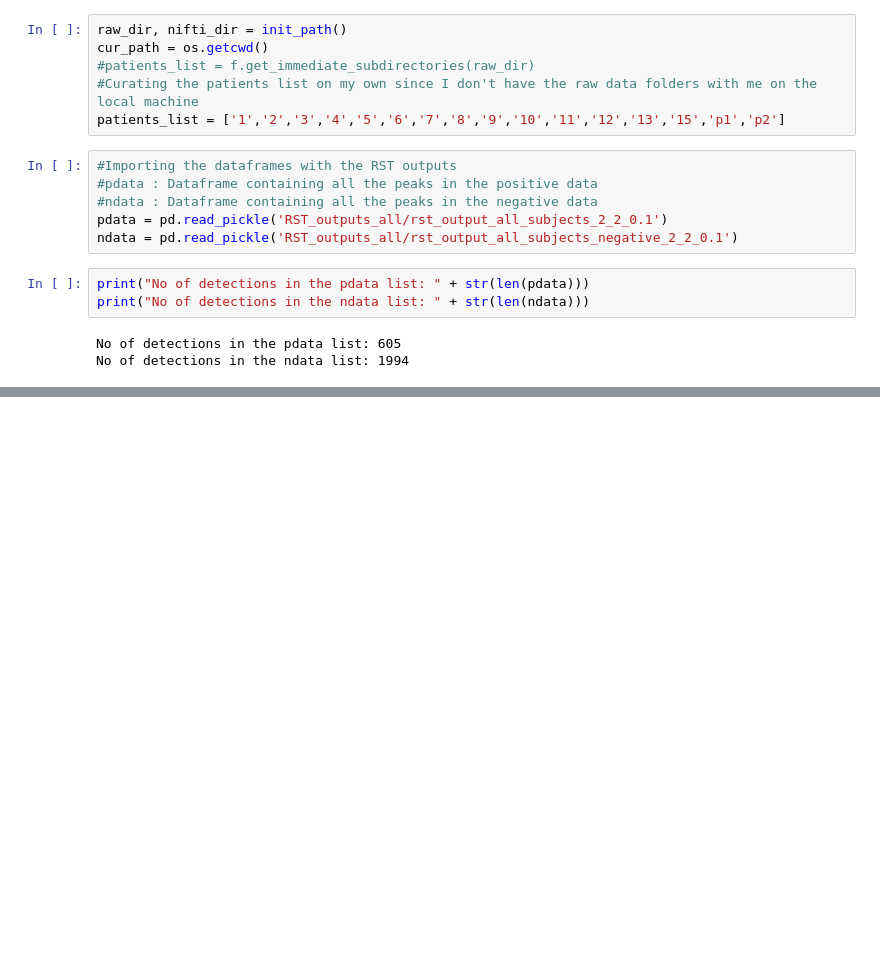
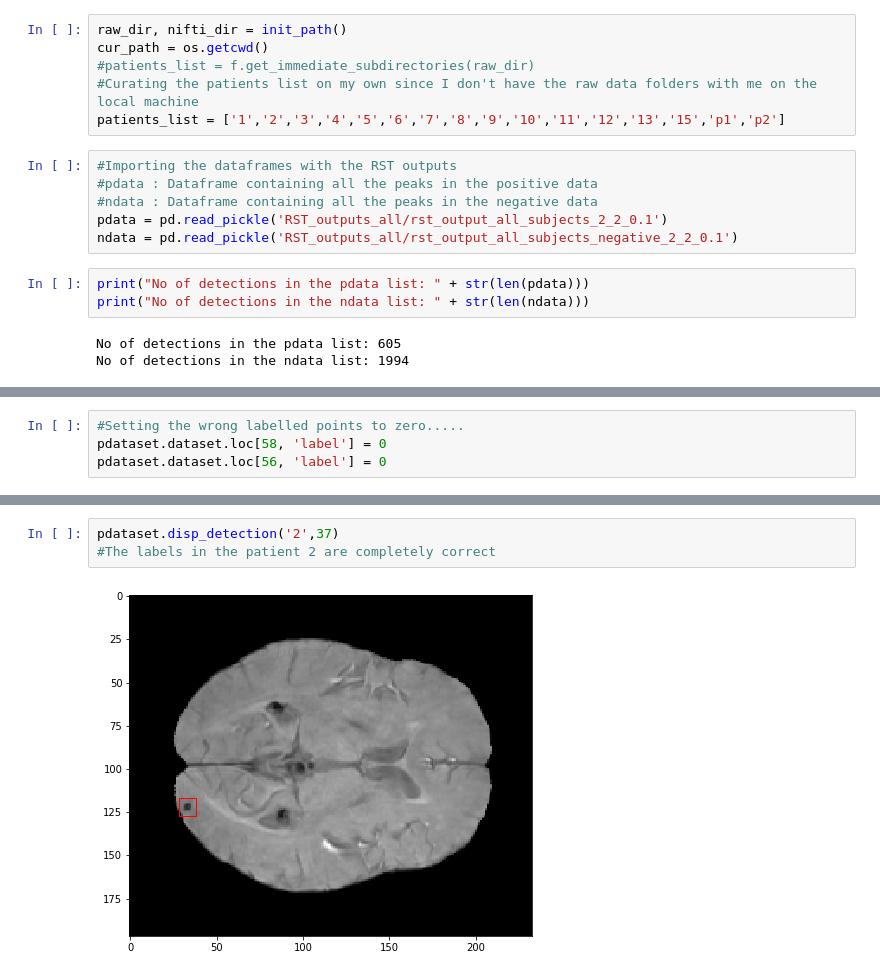
Before and after one commit to ZAKAUDD/pfca, a Jupyter notebook: Data cleaning and labelling.ipynb, the cells around one changed output, grey strips where cells are left out. Cells and saved outputs as stored; diff of their text form; blank space fills up the shorter version.

```diff
--- a/Data cleaning and labelling.ipynb
+++ b/Data cleaning and labelling.ipynb
@@ -45,0 +75,4 @@ Directory Exists!
+# %%
+#Setting the wrong labelled points to zero.....
+pdataset.dataset.loc[58, 'label'] = 0
+pdataset.dataset.loc[56, 'label'] = 0
@@ -45,0 +94,5 @@ Directory Exists!
+# %%
+pdataset.disp_detection('2',37)
+#The labels in the patient 2 are completely correct
+# %% [output]
+[figure, added]
```
Also changed, not shown: parts of 28 cells of this notebook, 4 other files.
